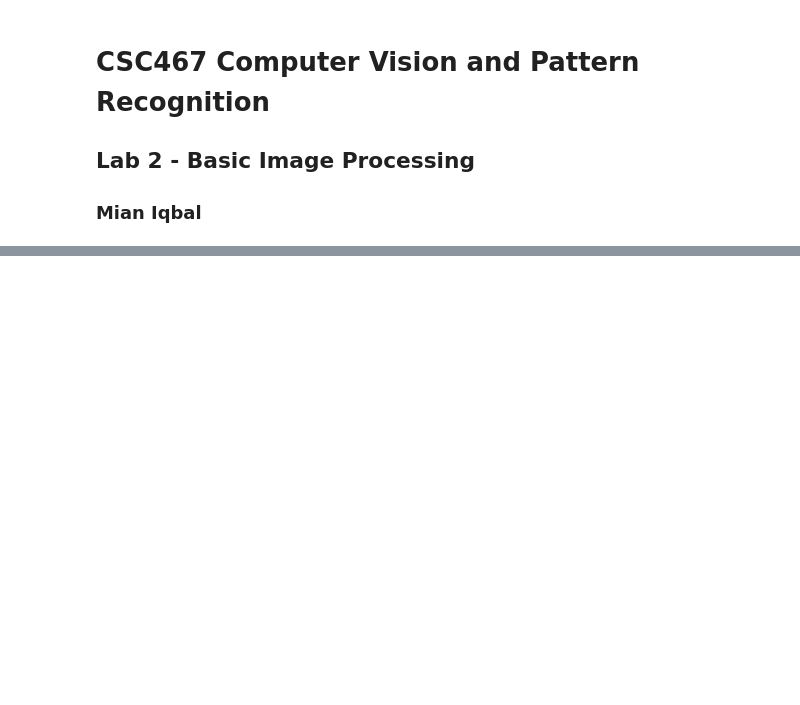
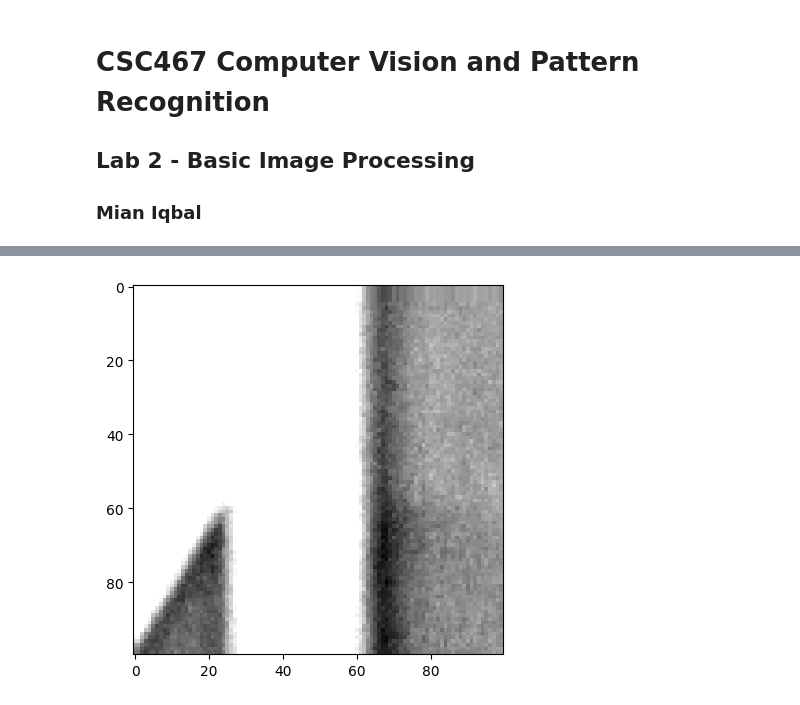
Before and after one commit to Mian56/CSC467_Week2_Lab, a Jupyter notebook: lab02.ipynb, the cells around one changed output, grey strips where cells are left out. Cells and saved outputs as stored; diff of their text form; code cells hidden in the pictures; blank space fills up the shorter version.

```diff
--- a/lab02.ipynb
+++ b/lab02.ipynb
@@ -18,0 +40,5 @@ ModuleNotFoundError: No module named 'cv2'
+# %%
+plt.imshow(brightened_array, cmap='gray')
+plt.show()
+# %% [output]
+[figure, added]
```
Also changed, not shown: parts of 11 cells of this notebook.
